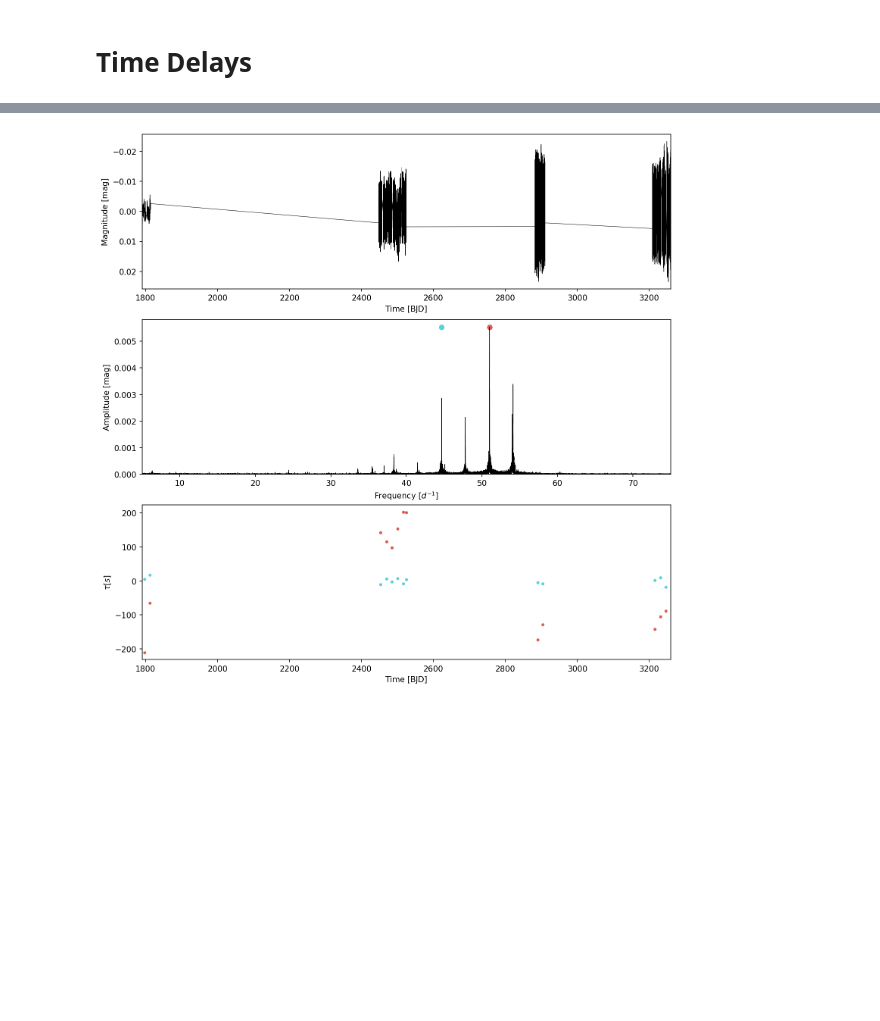
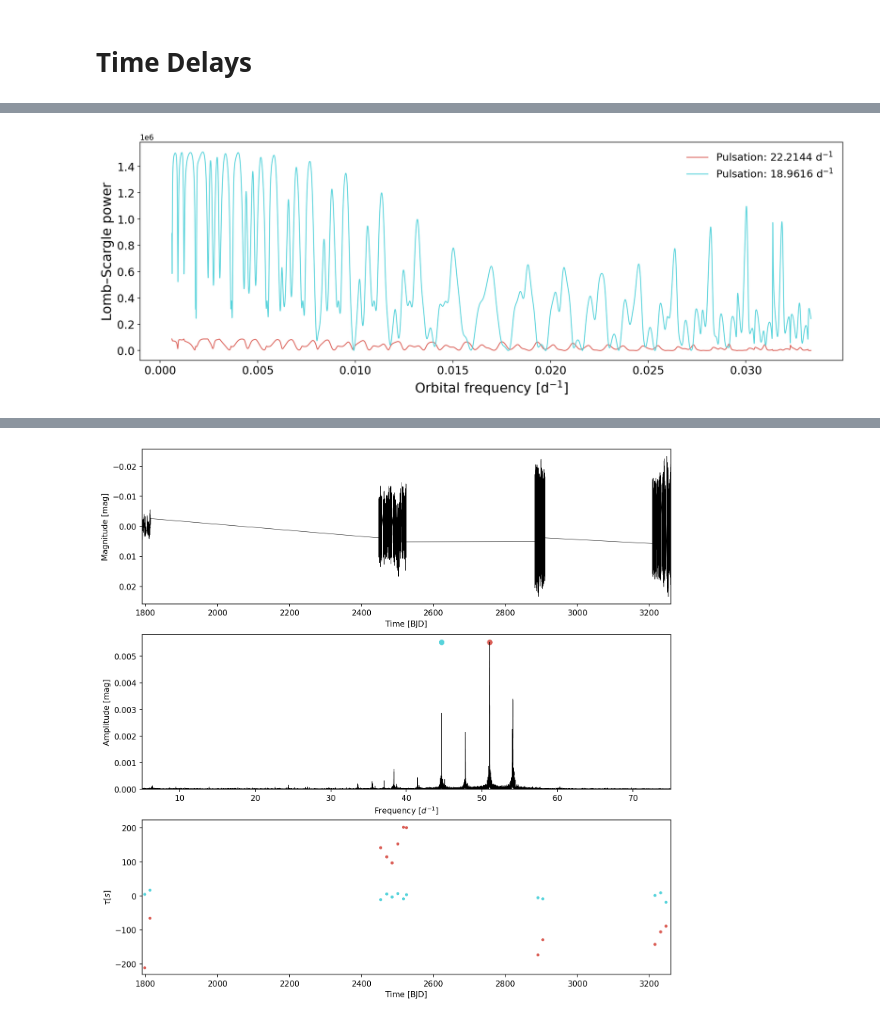
Before and after one commit to skomeiji/lightcurve_scratch, a Jupyter notebook: LightCurve_pulsations.ipynb, the cells around one changed output, grey strips where cells are left out. Cells and saved outputs as stored; diff of their text form; code cells hidden in the pictures; blank space fills up the shorter version.

Commit message:
orbital period

```diff
--- a/LightCurve_pulsations.ipynb
+++ b/LightCurve_pulsations.ipynb
@@ -270,0 +273,87 @@ plt.show()
+# %%
+time_midpoints = np.asarray(time_midpoints, dtype=float)
+time_delays = np.asarray(time_delays, dtype=float)
+
+# Total time covered by the time-delay measurements
+baseline = np.ptp(time_midpoints)
+
+# Search periods from roughly twice the segment size
+min_period = 2 * segment_size
+max_period = baseline
+
+min_orbital_frequency = 1.0 / max_period
+max_orbital_frequency = 1.0 / min_period
+
+td_frequency = np.linspace(
+    min_orbital_frequency,
+    max_orbital_frequency,
+    100_000
+)
+
+fig, ax = plt.subplots(
+    figsize=(14, 5),
+    constrained_layout=True
+)
+
+td_powers = []
+
+for freq, delay, color in zip(
+    td.freqs,
+    time_delays,
+    colors
+):
+    mask = (
+        np.isfinite(time_midpoints)
+        & np.isfinite(delay)
+    )
+
+    times_valid = time_midpoints[mask]
+    delays_valid = delay[mask]
+
+    # Remove the mean time delay
+    delays_valid = delays_valid - np.mean(delays_valid)
+
+    ls = LombScargle(
+        times_valid,
+        delays_valid,
+        center_data=True
+    )
+
+    power = ls.power(
+        td_frequency,
+        normalization="psd"
+    )
+
+    td_powers.append(power)
+
+    ax.plot(
+        td_frequency,
+        power,
+        color=color,
+        linewidth=1.2,
+        label=rf"Pulsation: {freq:.4f} d$^{{-1}}$"
+    )
+
+ax.set_xlabel(
+    r"Orbital frequency [d$^{-1}$]",
+    fontsize=label_fontsize
+)
+
+ax.set_ylabel(
+    "Lomb–Scargle power",
+    fontsize=label_fontsize
+)
+
+ax.tick_params(
+    axis="both",
+    labelsize=tick_fontsize
+)
+
+ax.legend(
+    fontsize=legend_fontsize,
+    frameon=False
+)
+
+plt.show()
+# %% [output]
+[figure, added]
```
Also changed, not shown: parts of 3 cells of this notebook.
